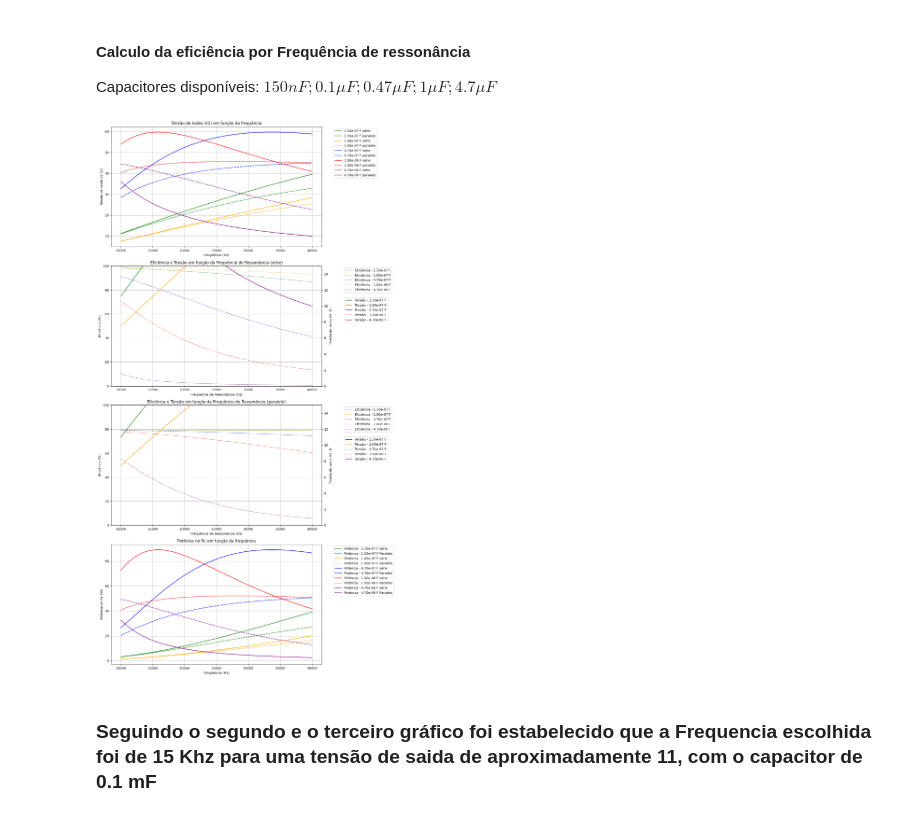
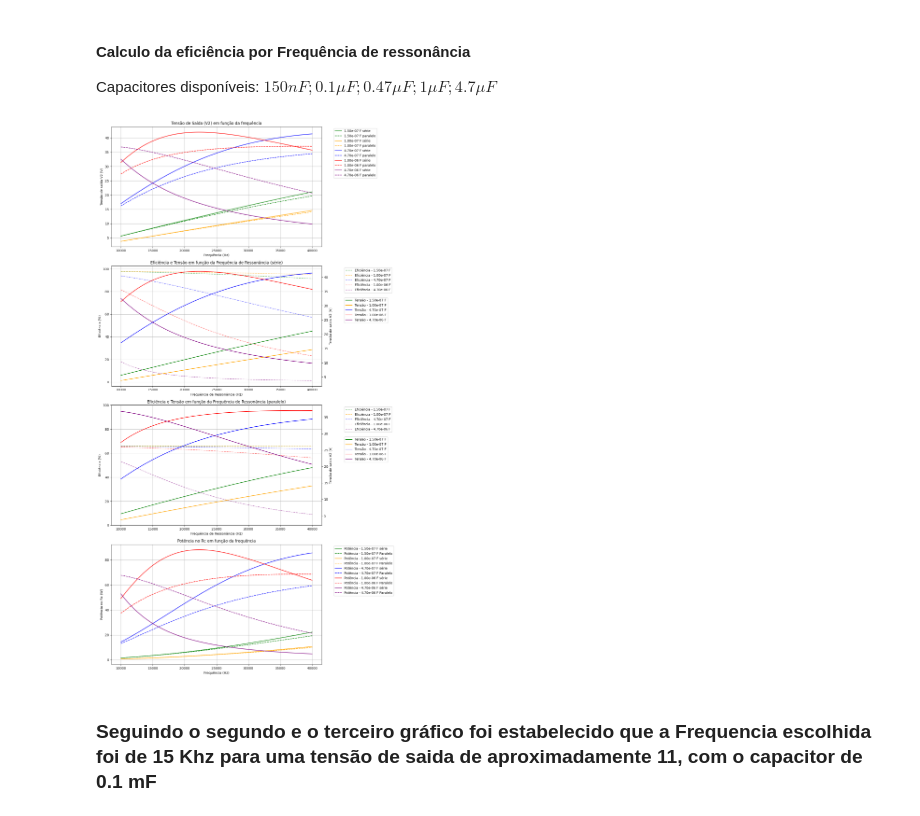
Before and after one commit to SilasAPB/EletroMag, a Jupyter notebook: Simulador Python.ipynb, the cells around one changed output. Drawn from its saved outputs; the diff is of its cells as text; code cells hidden in the pictures.

```diff
--- a/Simulador Python.ipynb
+++ b/Simulador Python.ipynb
@@ -163,7 +161,7 @@ def CalcularTransformadorCapacitorSerie(ZR1, ZR2, Rc, ZC1, ZC2, ZL1, ZL2, ZM, Uf
 capac_list = [150*(10**-9) , 0.1*(10**-6)  , 0.47*(10**-6) , 1*(10**-6), 4.7*(10**-6)] # Lista de valores de capacitor
 frequencias = np.linspace(10000,40000,1000) #Valores de frequências possiveis
 Uf = 12    # Tensão de entrada (V1)
-Rc = 20     # Resistência de carga (R_C)
+Rc = 10     # Resistência de carga (R_C)
 K = 0.2    # Coeficiente de acoplamento
 R1 = 0.2 #Valor de 0.2 arbitrário e recomendado pelo professor, ainda não descoberta
 R2 = 0.2 #Valor de 0.2 arbitrário e recomendado pelo professor, ainda não descoberta
@@ -235,41 +233,41 @@ ax2.set_xlabel("Frequência de Ressonância (Hz)")
 ax2.set_ylabel("Eficiência (%)")
 ax2.legend(loc="upper left", bbox_to_anchor=(1.1, 1))
 #ax2.set_xlim(0, 100e3)
-ax2.set_ylim(0, 100)
+# ax2.set_ylim(0, 100)
 ax2.grid(True)
 
 # Adicionar a legenda para o eixo secundário (twinx) do ax2
 ax2_twin.set_ylabel("Tensão de saída V2 (V)")
-ax2_twin.set_ylim(0, 15)
+# ax2_twin.set_ylim(0, 15)
 ax2_twin.legend(loc="upper left", bbox_to_anchor=(1.1, 0.75))  # Legenda do twin
 
 # Configurações do gráfico de eficiência (ax3)
 ax3.set_title("Eficiência e Tensão em função da Frequência de Ressonância (paralelo)")
 ax3.set_xlabel("Frequência de Ressonância (Hz)")
 ax3.set_ylabel("Eficiência (%)")
 ax3.legend(loc="upper left", bbox_to_anchor=(1.1, 1))
 #ax3.set_xlim(0, 100e3)
 ax3.set_ylim(0, 100)
 ax3.grid(True)
 
 # Adicionar a legenda para o eixo secundário (twinx) do ax3
 ax3_twin.set_ylabel("Tensão de saída V2 (V)")
-ax3_twin.set_ylim(0, 15)
+# ax3_twin.set_ylim(0, 15)
 ax3_twin.legend(loc="upper left", bbox_to_anchor=(1.1, 0.75))  # Legenda do twin
 
 ax4.set_title("Potência no Rc em função da frequência")
 ax4.set_xlabel("Frequência (Hz)")
 ax4.set_ylabel("Potência no Rc (W)")
 ax4.legend(loc="upper left", bbox_to_anchor=(1.05, 1))
 #ax4.set_xlim(0, 100e3)
 ax4.grid(True)
 
 # Ajustar layout para não sobrepor elementos
 plt.tight_layout()
 
 # Exibir gráfico
 plt.show()
 # %% [output]
-[figure, old version]
+[figure, new version]
 # %% [markdown]
 ### Seguindo o segundo e o terceiro gráfico foi estabelecido que a Frequencia escolhida foi de 15 Khz para uma tensão de saida de aproximadamente 11, com o capacitor de 0.1 mF
```
Also changed, not shown: parts of 3 cells of this notebook.
